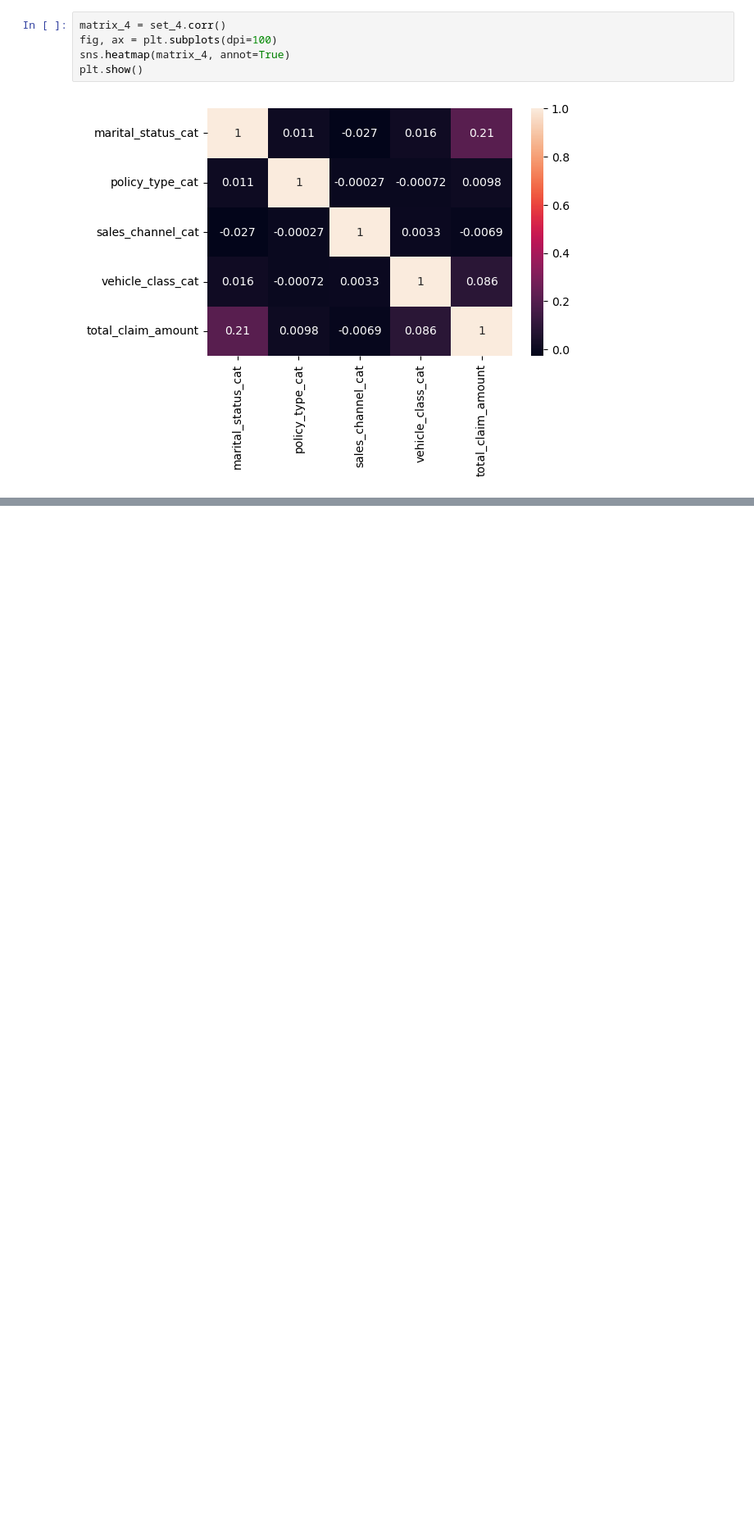
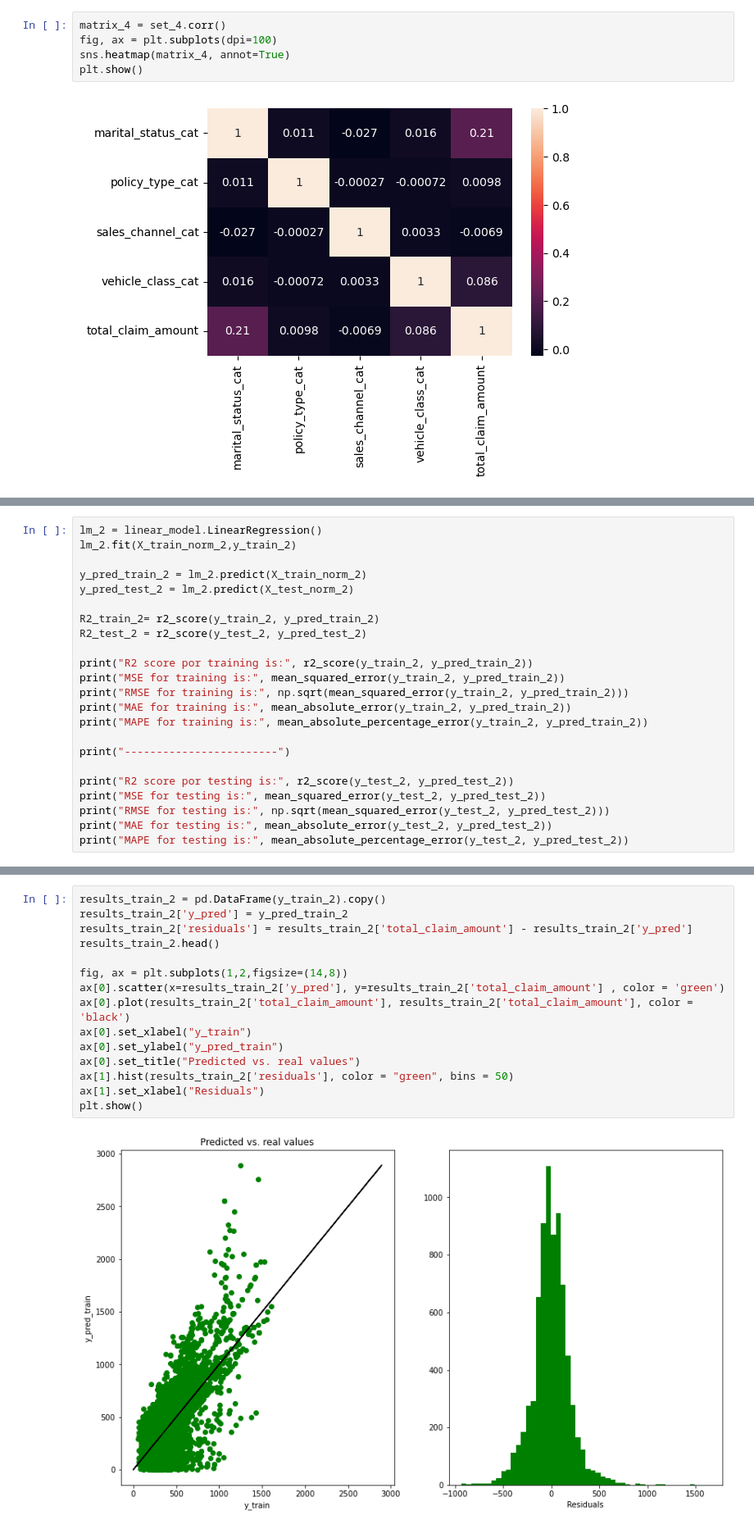
Before and after one commit to ameliapt/lab-customer-analysis-round-6, a Jupyter notebook: PijuanAmelia_Lab6Solutions.ipynb, the cells around one changed output, grey strips where cells are left out. Shown at 82% size. Drawn from its saved outputs; the diff is of its cells as text; blank space fills up the shorter version.

```diff
--- a/PijuanAmelia_Lab6Solutions.ipynb
+++ b/PijuanAmelia_Lab6Solutions.ipynb
@@ -1059,0 +1065,23 @@ Linear Model 1 seems to perform better on our dataset.
+# %%
+lm_2 = linear_model.LinearRegression()
+lm_2.fit(X_train_norm_2,y_train_2)
+
+y_pred_train_2 = lm_2.predict(X_train_norm_2)
+y_pred_test_2 = lm_2.predict(X_test_norm_2)
+
+R2_train_2= r2_score(y_train_2, y_pred_train_2)
+R2_test_2 = r2_score(y_test_2, y_pred_test_2)
+
+print("R2 score por training is:", r2_score(y_train_2, y_pred_train_2))
+print("MSE for training is:", mean_squared_error(y_train_2, y_pred_train_2))
+print("RMSE for training is:", np.sqrt(mean_squared_error(y_train_2, y_pred_train_2)))
+print("MAE for training is:", mean_absolute_error(y_train_2, y_pred_train_2))
+print("MAPE for training is:", mean_absolute_percentage_error(y_train_2, y_pred_train_2))
+
+print("------------------------")
+
+print("R2 score por testing is:", r2_score(y_test_2, y_pred_test_2))
+print("MSE for testing is:", mean_squared_error(y_test_2, y_pred_test_2))
+print("RMSE for testing is:", np.sqrt(mean_squared_error(y_test_2, y_pred_test_2)))
+print("MAE for testing is:", mean_absolute_error(y_test_2, y_pred_test_2))
+print("MAPE for testing is:", mean_absolute_percentage_error(y_test_2, y_pred_test_2))
@@ -1059,0 +1100,17 @@ Linear Model 1 seems to perform better on our dataset.
+# %%
+results_train_2 = pd.DataFrame(y_train_2).copy()
+results_train_2['y_pred'] = y_pred_train_2
+results_train_2['residuals'] = results_train_2['total_claim_amount'] - results_train_2['y_pred']
+results_train_2.head()
+
+fig, ax = plt.subplots(1,2,figsize=(14,8))
+ax[0].scatter(x=results_train_2['y_pred'], y=results_train_2['total_claim_amount'] , color = 'green')
+ax[0].plot(results_train_2['total_claim_amount'], results_train_2['total_claim_amount'], color = 'black')
+ax[0].set_xlabel("y_train")
+ax[0].set_ylabel("y_pred_train")
+ax[0].set_title("Predicted vs. real values")
+ax[1].hist(results_train_2['residuals'], color = "green", bins = 50)
+ax[1].set_xlabel("Residuals")
+plt.show()
+# %% [output]
+[figure, added]
```
Also changed, not shown: parts of 18 cells of this notebook.
